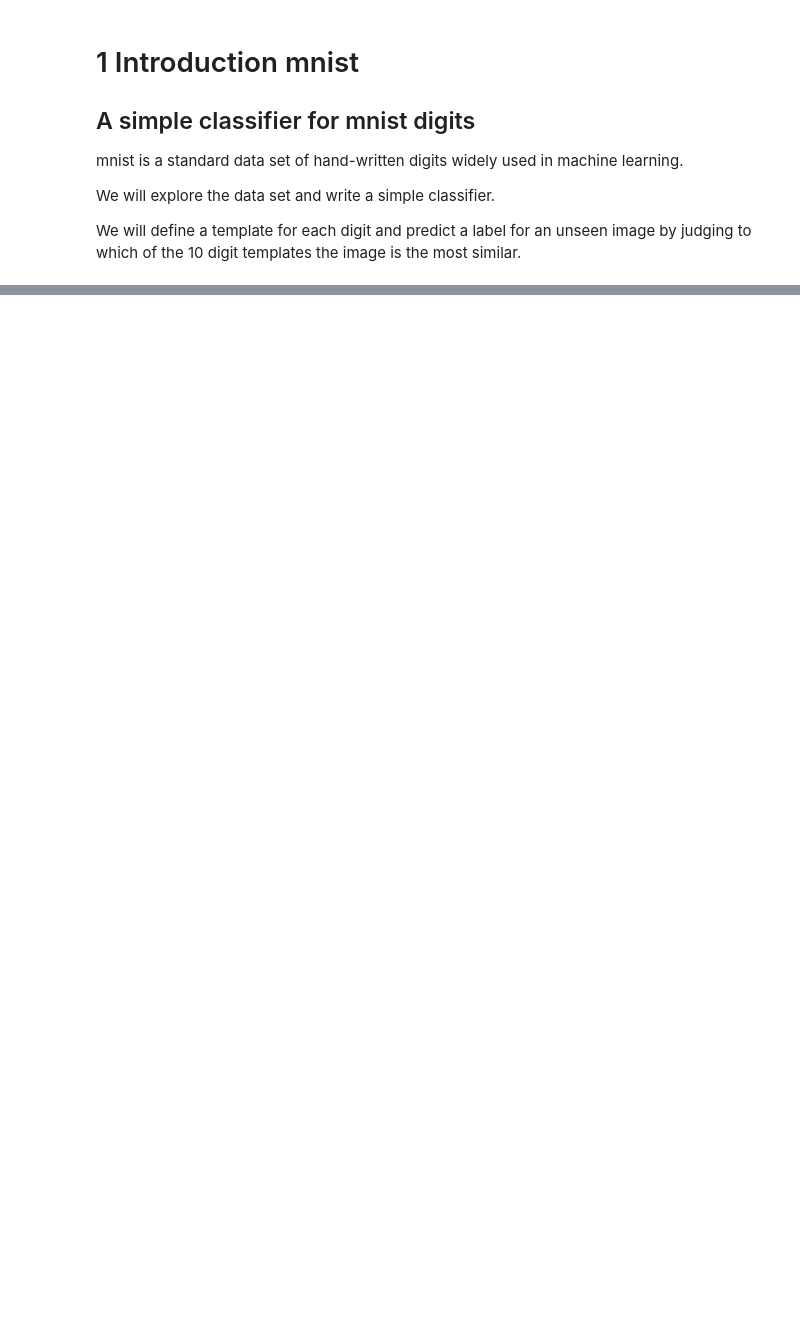
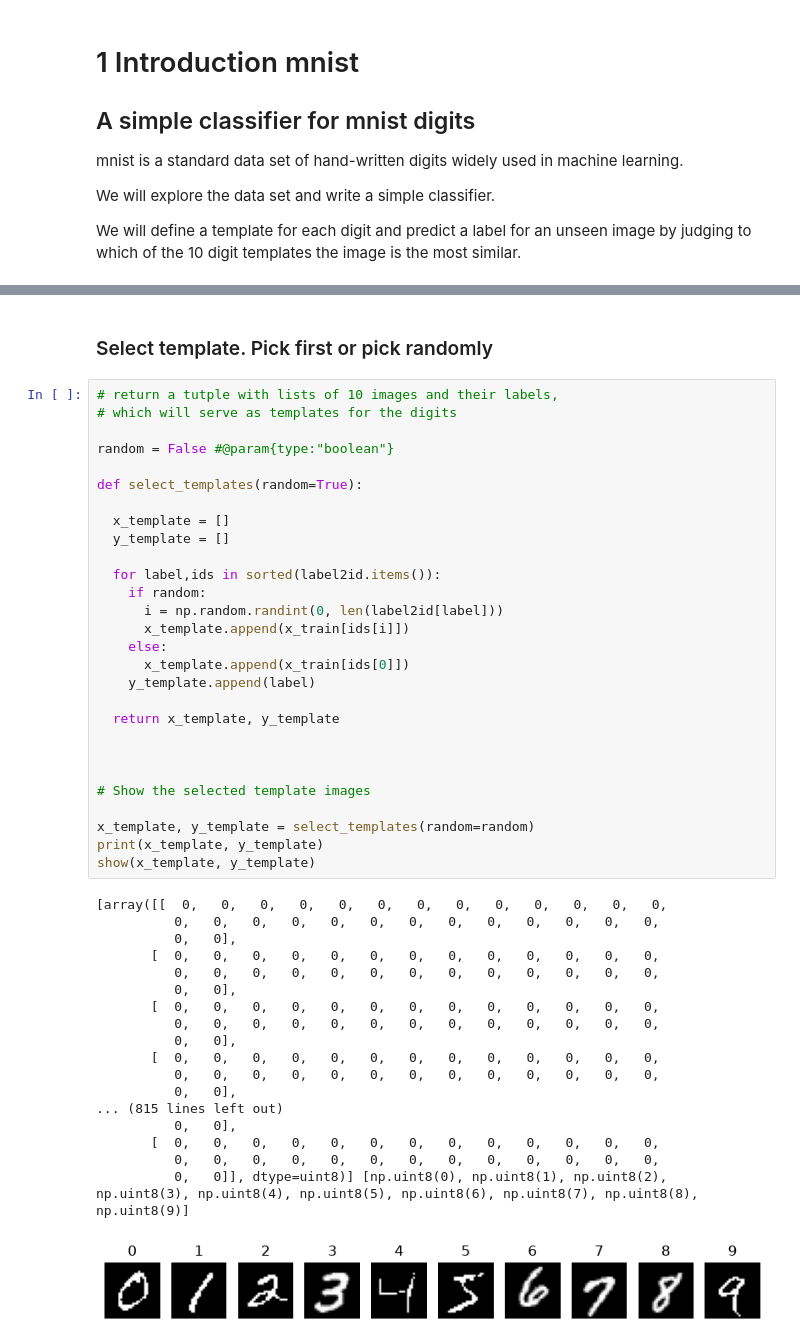
Before and after one commit to dikshita0719/Intelligent-Systems, a Jupyter notebook: 1_introduction_mnist.ipynb, the cells around one changed output, grey strips where cells are left out. Cells and saved outputs as stored; diff of their text form; blank space fills up the shorter version.

```diff
--- a/1_introduction_mnist.ipynb
+++ b/1_introduction_mnist.ipynb
@@ -58,0 +206,49 @@ ModuleNotFoundError: No module named 'keras'
+# %% [markdown]
+### Select template. Pick first or pick randomly
+# %%
+# return a tutple with lists of 10 images and their labels,
+# which will serve as templates for the digits
+
+random = False #@param{type:"boolean"}
+
+def select_templates(random=True):
+
+  x_template = []
+  y_template = []
+
+  for label,ids in sorted(label2id.items()):
+    if random:
+      i = np.random.randint(0, len(label2id[label]))
+      x_template.append(x_train[ids[i]])
+    else:
+      x_template.append(x_train[ids[0]])
+    y_template.append(label)
+
+  return x_template, y_template
+
+
+
+# Show the selected template images
+
+x_template, y_template = select_templates(random=random)
+print(x_template, y_template)
+show(x_template, y_template)
+# %% [output]
+[array([[  0,   0,   0,   0,   0,   0,   0,   0,   0,   0,   0,   0,   0,
+          0,   0,   0,   0,   0,   0,   0,   0,   0,   0,   0,   0,   0,
+          0,   0],
+       [  0,   0,   0,   0,   0,   0,   0,   0,   0,   0,   0,   0,   0,
+          0,   0,   0,   0,   0,   0,   0,   0,   0,   0,   0,   0,   0,
+          0,   0],
+       [  0,   0,   0,   0,   0,   0,   0,   0,   0,   0,   0,   0,   0,
+          0,   0,   0,   0,   0,   0,   0,   0,   0,   0,   0,   0,   0,
+          0,   0],
+       [  0,   0,   0,   0,   0,   0,   0,   0,   0,   0,   0,   0,   0,
+          0,   0,   0,   0,   0,   0,   0,   0,   0,   0,   0,   0,   0,
+          0,   0],
+... (815 lines left out)
+          0,   0],
+       [  0,   0,   0,   0,   0,   0,   0,   0,   0,   0,   0,   0,   0,
+          0,   0,   0,   0,   0,   0,   0,   0,   0,   0,   0,   0,   0,
+          0,   0]], dtype=uint8)] [np.uint8(0), np.uint8(1), np.uint8(2), np.uint8(3), np.uint8(4), np.uint8(5), np.uint8(6), np.uint8(7), np.uint8(8), np.uint8(9)]
+[figure, added]
```
Also changed, not shown: parts of 12 cells of this notebook.
